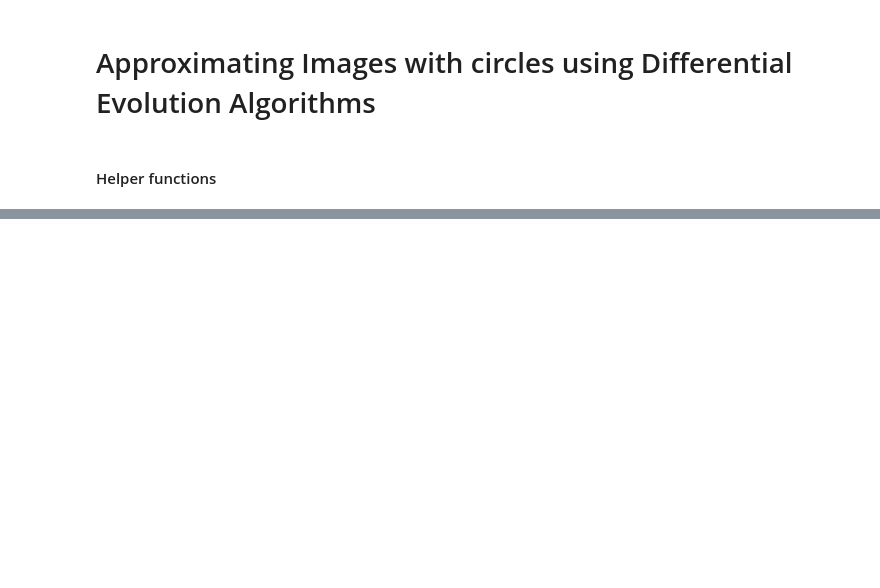
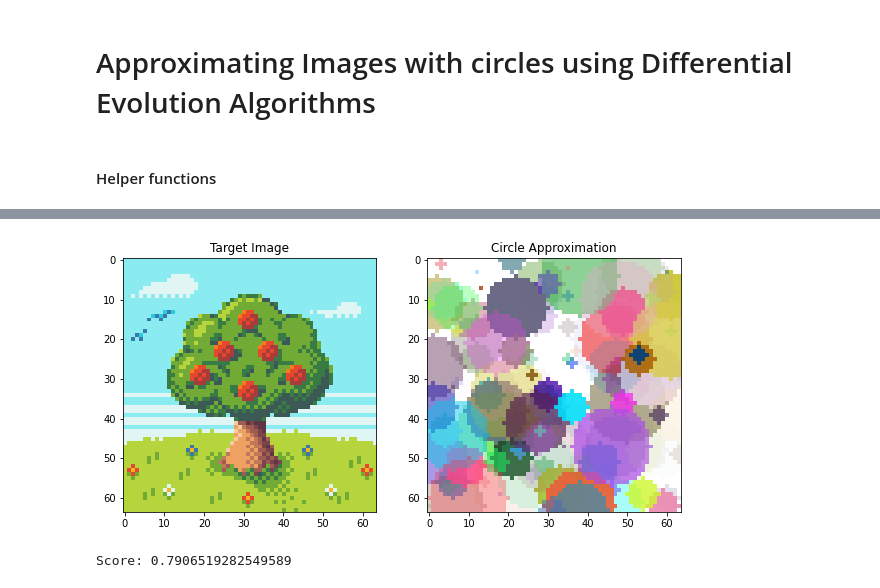
Before and after one commit to JHludwolf/Optimizacion_y_MetahuristicasII, a Jupyter notebook: Segundo Parcial/SegundoProyecto/test.ipynb, the cells around one changed output, grey strips where cells are left out. Cells and saved outputs as stored; diff of their text form; code cells hidden in the pictures; blank space fills up the shorter version.

```diff
--- a/Segundo Parcial/SegundoProyecto/test.ipynb
+++ b/Segundo Parcial/SegundoProyecto/test.ipynb
@@ -34,7 +58,7 @@ show_image(target)
 bounds = [
     [0,1],                     # X position
     [0,1],                     # Y position
-    [0,0.5],                      # Radius
+    [0,1],                      # Radius
     [0,1],                      # Red
     [0,1],                      # Green
     [0,1],                      # Blue
@@ -84,18 +133,18 @@ class Individual:
         self.size = size
         self.genotype_width = 5 if len(size) < 3 else 7
         self.genotype = genotype if genotype is not None else np.random.rand(genes, self.genotype_width)
-        self.gtype_img = np.zeros(size)
+        self.phenotype = np.zeros(size)
 
     def genes(self):
         return self.genotype.shape[0]
 
     def genotype_to_image(self):
-        self.gtype_img.fill(0)
+        self.phenotype.fill(255)
         radius_avg = (self.size[0] + self.size[1]) / 2 / 6
 
         for row in self.genotype:
-            overlay = self.gtype_img.copy()
-            color = (row[3:-1] * 255).astype(int).tolist()
+            overlay = self.phenotype.copy()
+            color = (row[3:-1] * 255).astype(np.uint8).tolist()
             cv2.circle(
                 overlay,
                 center = (int(row[1] * self.size[1]), int(row[0] * self.size[0])),
@@ -105,4 +154,4 @@ class Individual:
             )
 
             alpha = row[-1]
-            self.gtype_img = cv2.addWeighted(overlay, alpha, self.gtype_img, 1 - alpha, 0)
+            self.phenotype = cv2.addWeighted(overlay, alpha, self.phenotype, 1 - alpha, 0)
@@ -116,0 +158,11 @@ class DifferentialEvolition:
+# %%
+fitness = Fitness(target)
+ind = Individual(size=target.shape)
+
+ind.genotype_to_image()
+fitness.show_fitness(ind.phenotype)
+
+print("Score:", fitness.score(ind.phenotype))
+# %% [output]
+[figure, added]
+Score: 0.7906519282549589
```
Also changed, not shown: parts of 16 cells of this notebook, 3 other files.
